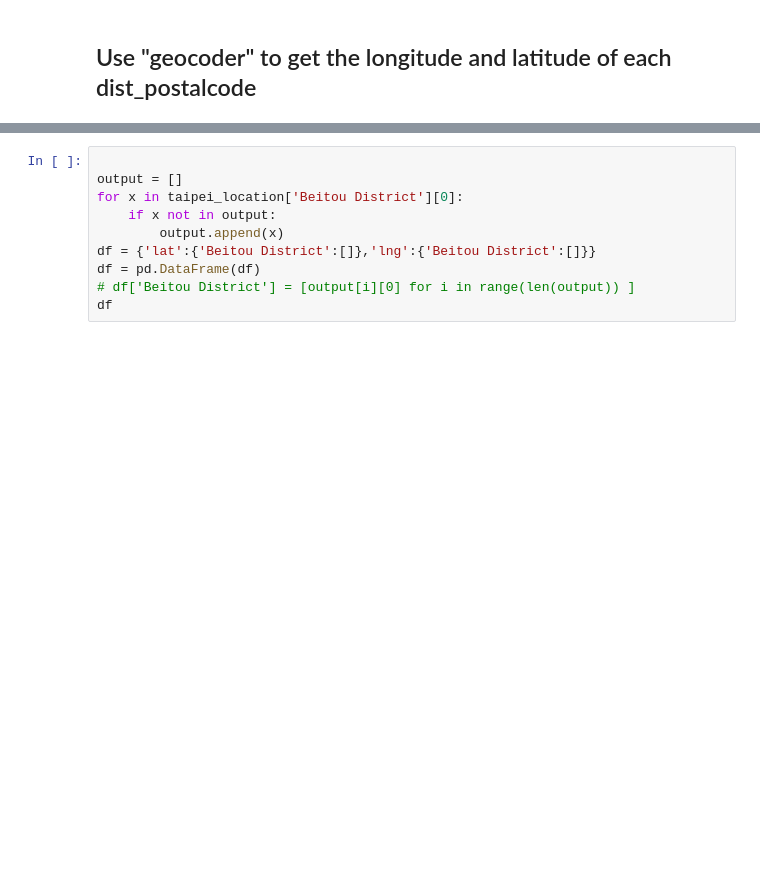
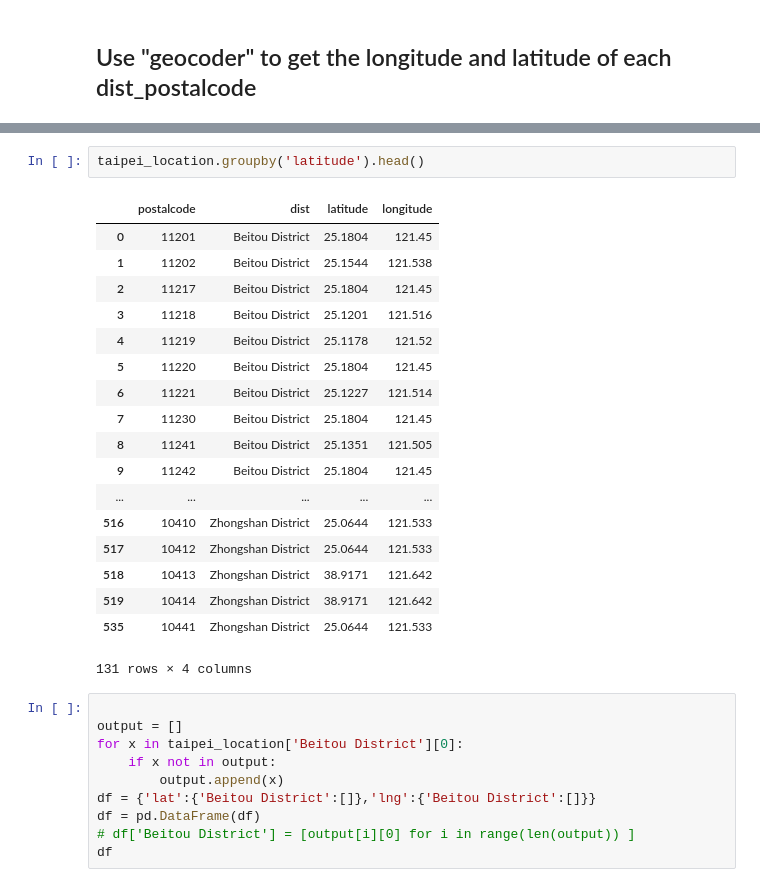
Before and after one commit to YuchiBai/Capsotne_project, a Jupyter notebook: capstone_project.ipynb, the cells around one changed output, grey strips where cells are left out. Drawn from its saved outputs; the diff is of its cells as text; blank space fills up the shorter version.

```diff
--- a/capstone_project.ipynb
+++ b/capstone_project.ipynb
@@ -212,3 +186,24 @@ taipei_location
+# %%
+taipei_location.groupby('latitude').head()
+# %% [output]
+|  | postalcode | dist | latitude | longitude |
+| 0 | 11201 | Beitou District | 25.1804 | 121.45 |
+| 1 | 11202 | Beitou District | 25.1544 | 121.538 |
+| 2 | 11217 | Beitou District | 25.1804 | 121.45 |
+| 3 | 11218 | Beitou District | 25.1201 | 121.516 |
+| 4 | 11219 | Beitou District | 25.1178 | 121.52 |
+| 5 | 11220 | Beitou District | 25.1804 | 121.45 |
+| 6 | 11221 | Beitou District | 25.1227 | 121.514 |
+| 7 | 11230 | Beitou District | 25.1804 | 121.45 |
+| 8 | 11241 | Beitou District | 25.1351 | 121.505 |
+| 9 | 11242 | Beitou District | 25.1804 | 121.45 |
+| ... | ... | ... | ... | ... |
+| 516 | 10410 | Zhongshan District | 25.0644 | 121.533 |
+| 517 | 10412 | Zhongshan District | 25.0644 | 121.533 |
+| 518 | 10413 | Zhongshan District | 38.9171 | 121.642 |
+| 519 | 10414 | Zhongshan District | 38.9171 | 121.642 |
+| 535 | 10441 | Zhongshan District | 25.0644 | 121.533 |
+131 rows × 4 columns
 # %%
 
 output = []
```
Also changed, not shown: parts of 14 cells of this notebook.
